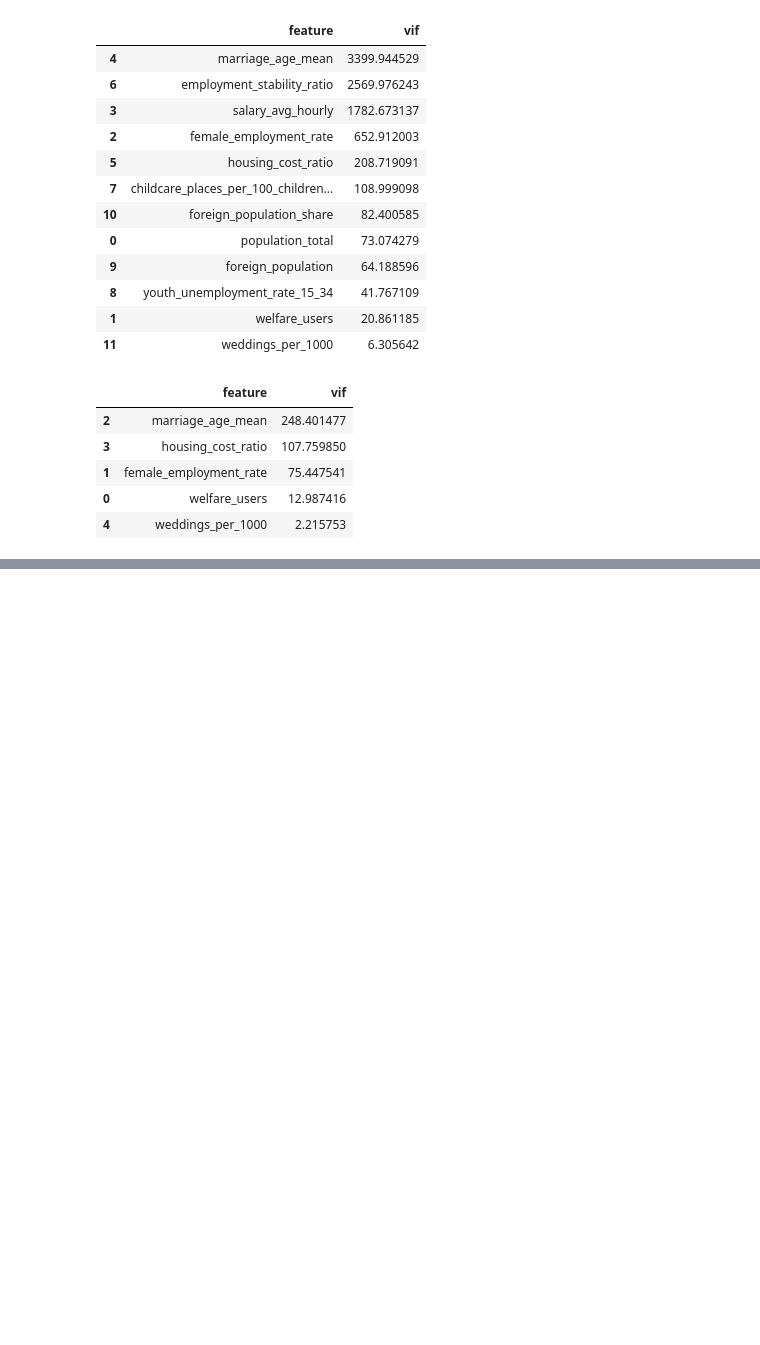
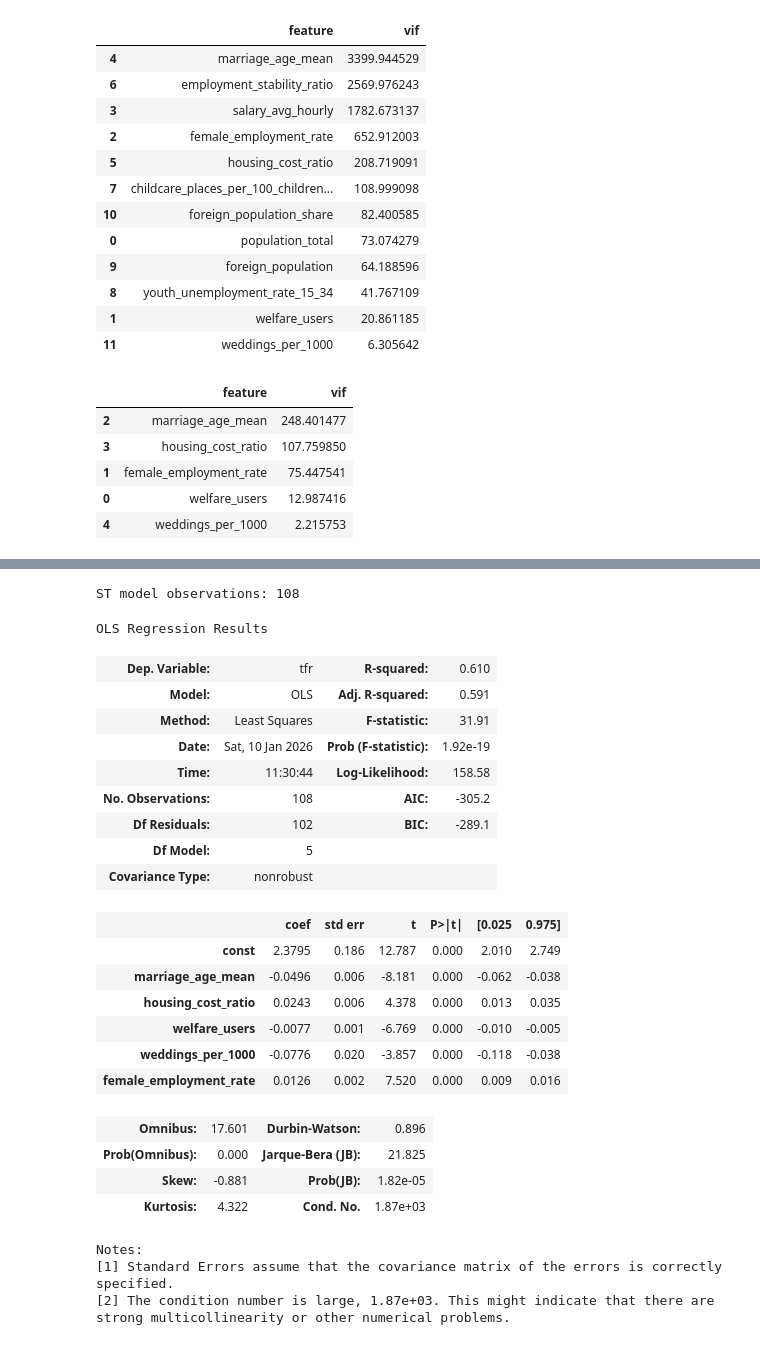
Before and after one commit to ColonelBBQ/sapienza-smos, a Jupyter notebook: main.ipynb, the cells around one changed output, grey strips where cells are left out. Cells and saved outputs as stored; diff of their text form; code cells hidden in the pictures; blank space fills up the shorter version.

```diff
--- a/main.ipynb
+++ b/main.ipynb
@@ -377,0 +382,16 @@ else:
+# %%
+import statsmodels.api as sm
+
+# LT model with VIF-selected predictors
+lt_features = [
+    'marriage_age_mean',
+    'housing_cost_ratio',
+    'welfare_users',
+    'weddings_per_1000',
+]
+lt_subset = lt.dropna(subset=['tfr'] + lt_features)
+X_lt = sm.add_constant(lt_subset[lt_features])
+y_lt = lt_subset['tfr']
+lt_model = sm.OLS(y_lt, X_lt).fit()
+print(f"LT model observations: {len(lt_subset)}")
+lt_model.summary()
@@ -377,0 +422,42 @@ else:
+# %%
+# ST model: baseline LT predictors + female_employment_rate
+st_features = [
+    'marriage_age_mean',
+    'housing_cost_ratio',
+    'welfare_users',
+    'weddings_per_1000',
+    'female_employment_rate',
+]
+st_subset = st.dropna(subset=['tfr'] + st_features)
+X_st = sm.add_constant(st_subset[st_features])
+y_st = st_subset['tfr']
+st_model = sm.OLS(y_st, X_st).fit()
+print(f"ST model observations: {len(st_subset)}")
+display(st_model.summary())
+# %% [output]
+ST model observations: 108
+OLS Regression Results
+| Dep. Variable: | tfr | R-squared: | 0.610 |
+| Model: | OLS | Adj. R-squared: | 0.591 |
+| Method: | Least Squares | F-statistic: | 31.91 |
+| Date: | Sat, 10 Jan 2026 | Prob (F-statistic): | 1.92e-19 |
+| Time: | 11:30:44 | Log-Likelihood: | 158.58 |
+| No. Observations: | 108 | AIC: | -305.2 |
+| Df Residuals: | 102 | BIC: | -289.1 |
+| Df Model: | 5 |  |  |
+| Covariance Type: | nonrobust |  |  |
+|  | coef | std err | t | P>|t| | [0.025 | 0.975] |
+| const | 2.3795 | 0.186 | 12.787 | 0.000 | 2.010 | 2.749 |
+| marriage_age_mean | -0.0496 | 0.006 | -8.181 | 0.000 | -0.062 | -0.038 |
+| housing_cost_ratio | 0.0243 | 0.006 | 4.378 | 0.000 | 0.013 | 0.035 |
+| welfare_users | -0.0077 | 0.001 | -6.769 | 0.000 | -0.010 | -0.005 |
+| weddings_per_1000 | -0.0776 | 0.020 | -3.857 | 0.000 | -0.118 | -0.038 |
+| female_employment_rate | 0.0126 | 0.002 | 7.520 | 0.000 | 0.009 | 0.016 |
+| Omnibus: | 17.601 | Durbin-Watson: | 0.896 |
+| Prob(Omnibus): | 0.000 | Jarque-Bera (JB): | 21.825 |
+| Skew: | -0.881 | Prob(JB): | 1.82e-05 |
+| Kurtosis: | 4.322 | Cond. No. | 1.87e+03 |
+Notes:
+[1] Standard Errors assume that the covariance matrix of the errors is correctly specified.
+[2] The condition number is large, 1.87e+03. This might indicate that there are
+strong multicollinearity or other numerical problems.
```
Also changed, not shown: parts of 10 cells of this notebook, 3 other files.
